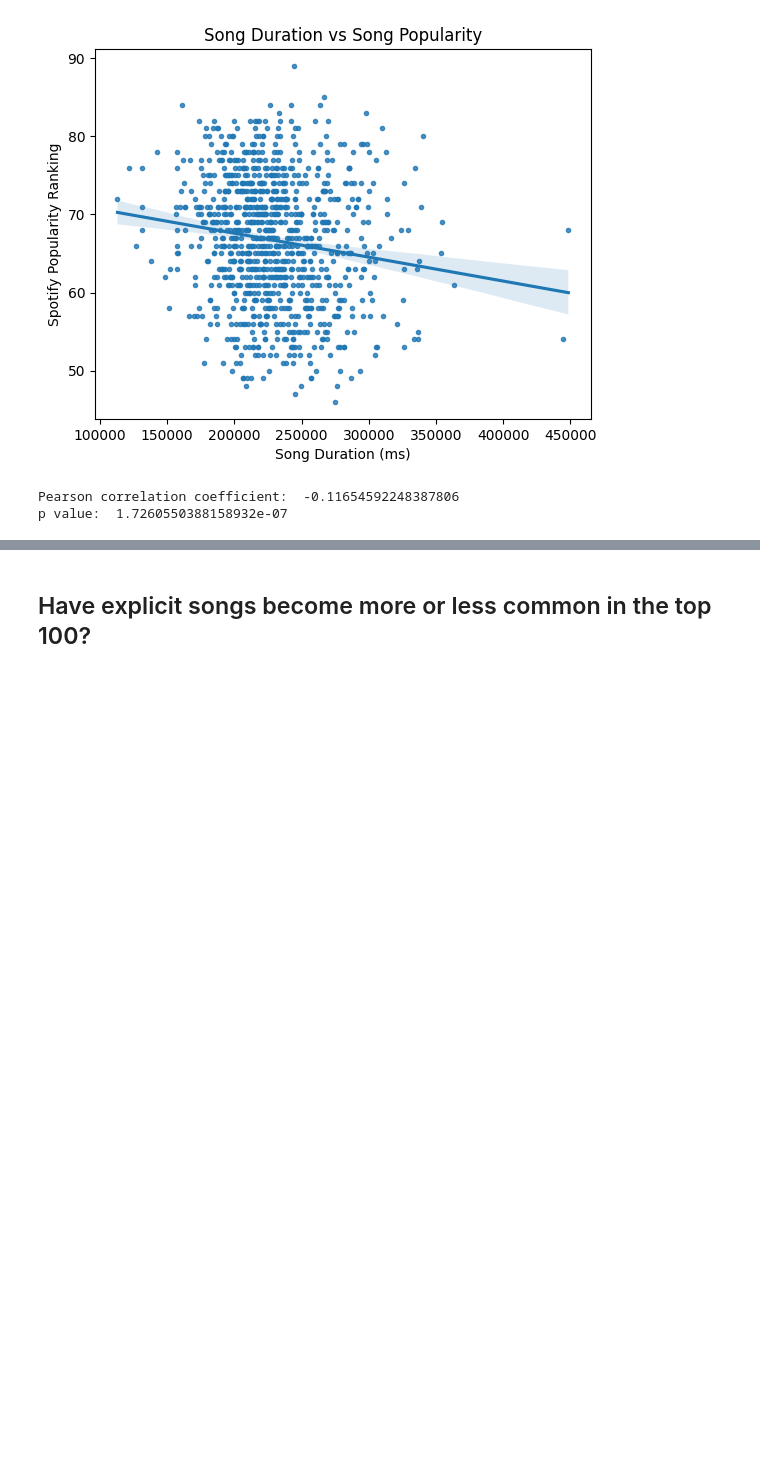
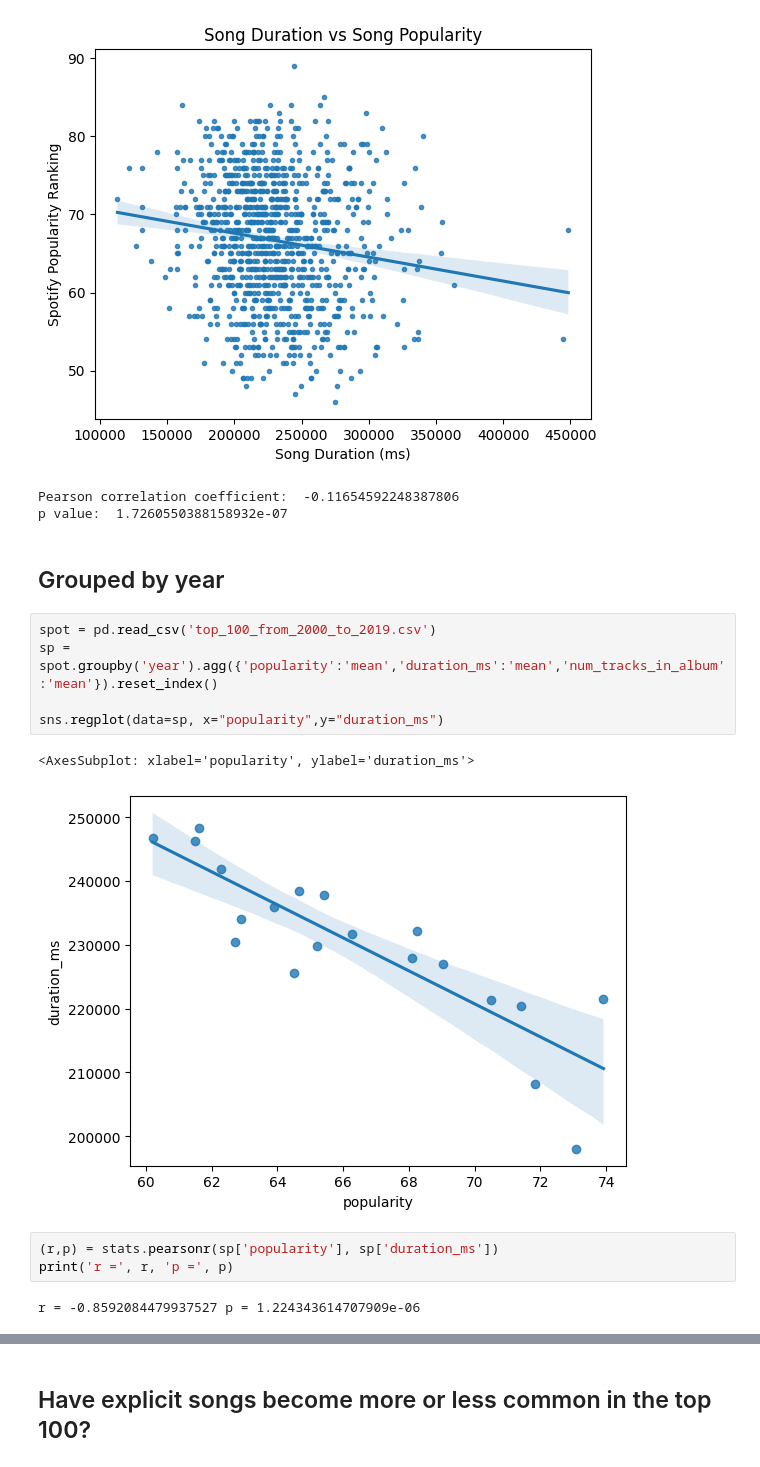
Before and after one commit to GavinMurdock/cs5830_project3, a Jupyter notebook: project3.ipynb, the cells around one changed output, grey strips where cells are left out. Cells and saved outputs as stored; diff of their text form; blank space fills up the shorter version.

```diff
--- a/project3.ipynb
+++ b/project3.ipynb
@@ -94,3 +96,18 @@ print('p value: ', p)
 [figure]
 Pearson correlation coefficient:  -0.11654592248387806
 p value:  1.7260550388158932e-07
+# %% [markdown]
+## Grouped by year
+# %%
+spot = pd.read_csv('top_100_from_2000_to_2019.csv')
+sp = spot.groupby('year').agg({'popularity':'mean','duration_ms':'mean','num_tracks_in_album':'mean'}).reset_index()
+
+sns.regplot(data=sp, x="popularity",y="duration_ms")
+# %% [output]
+<AxesSubplot: xlabel='popularity', ylabel='duration_ms'>
+[figure, added]
+# %%
+(r,p) = stats.pearsonr(sp['popularity'], sp['duration_ms'])
+print('r =', r, 'p =', p)
+# %% [output]
+r = -0.8592084479937527 p = 1.224343614707909e-06
```
Also changed, not shown: parts of 17 cells of this notebook, 1 other file.
